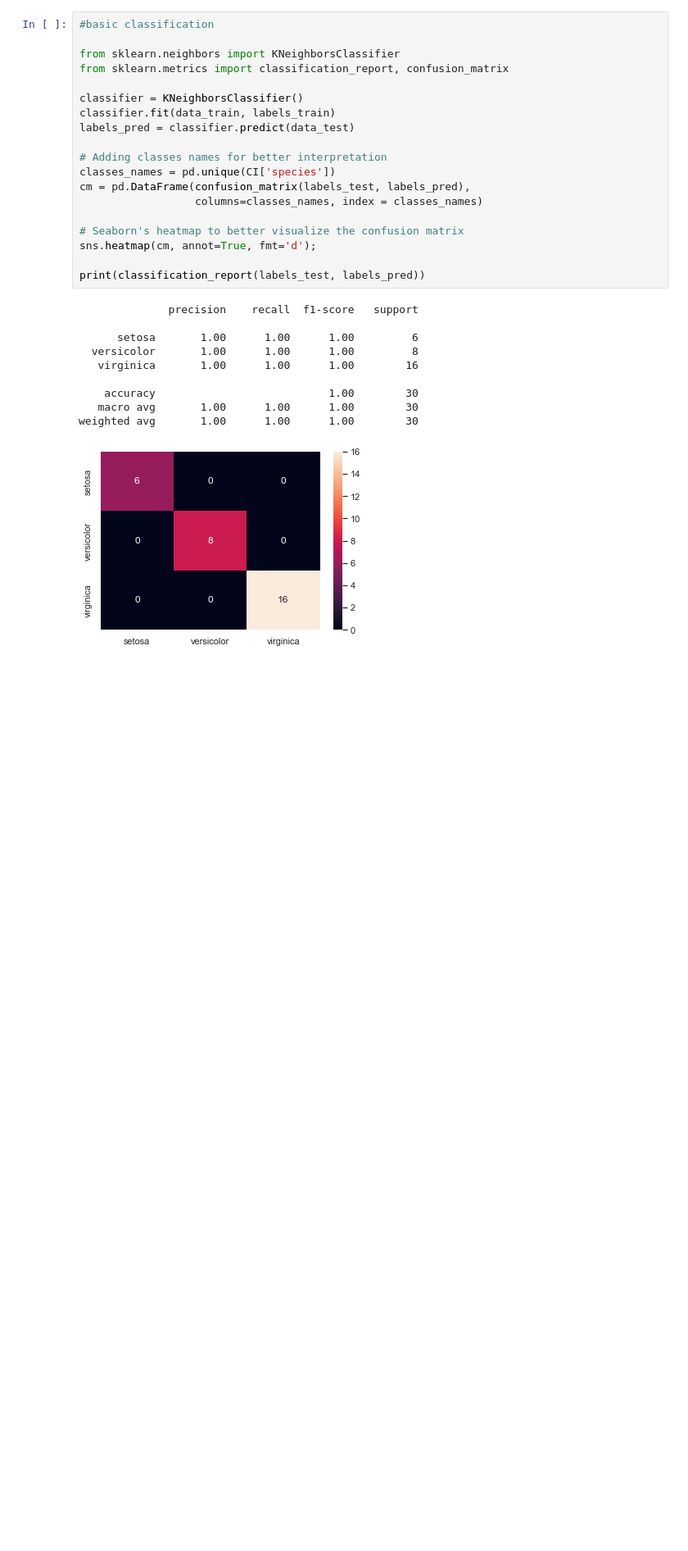
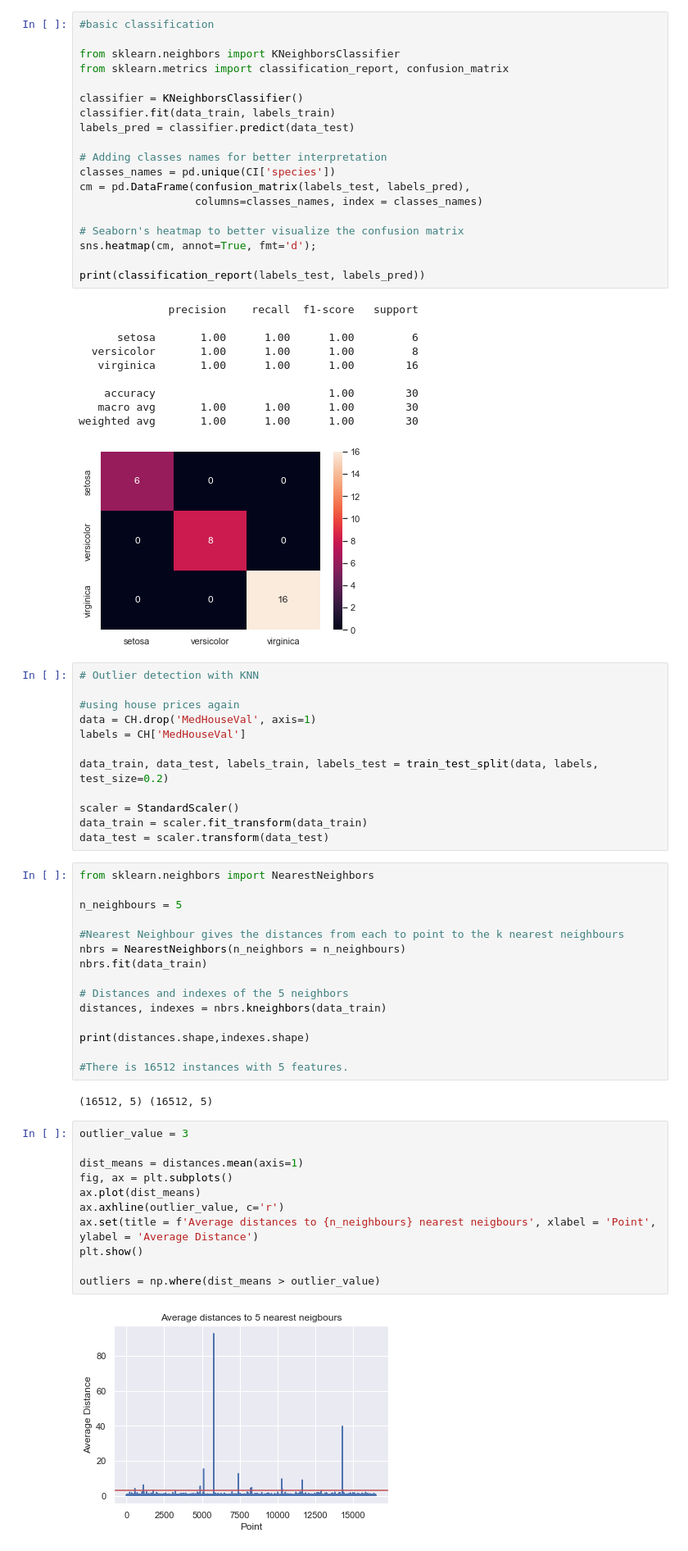
Before and after one commit to JordaanI/Supervised_learning, a Jupyter notebook: 1_K-Nearest_Neighbours/Main.ipynb, the cells around one changed output. Shown at 82% size. Drawn from its saved outputs; the diff is of its cells as text; blank space fills up the shorter version.

Commit message:
outlier detection

```diff
--- a/1_K-Nearest_Neighbours/Main.ipynb
+++ b/1_K-Nearest_Neighbours/Main.ipynb
@@ -154,3 +154,45 @@ print(classification_report(labels_test, labels_pred))
    macro avg       1.00      1.00      1.00        30
 weighted avg       1.00      1.00      1.00        30
 [figure]
+# %%
+# Outlier detection with KNN
+
+#using house prices again
+data = CH.drop('MedHouseVal', axis=1)
+labels = CH['MedHouseVal']
+
+data_train, data_test, labels_train, labels_test = train_test_split(data, labels, test_size=0.2)
+
+scaler = StandardScaler()
+data_train = scaler.fit_transform(data_train)
+data_test = scaler.transform(data_test)
+# %%
+from sklearn.neighbors import NearestNeighbors
+
+n_neighbours = 5
+
+#Nearest Neighbour gives the distances from each to point to the k nearest neighbours
+nbrs = NearestNeighbors(n_neighbors = n_neighbours)
+nbrs.fit(data_train)
+
+# Distances and indexes of the 5 neighbors
+distances, indexes = nbrs.kneighbors(data_train)
+
+print(distances.shape,indexes.shape)
+
+#There is 16512 instances with 5 features.
+# %% [output]
+(16512, 5) (16512, 5)
+# %%
+outlier_value = 3
+
+dist_means = distances.mean(axis=1)
+fig, ax = plt.subplots()
+ax.plot(dist_means)
+ax.axhline(outlier_value, c='r')
+ax.set(title = f'Average distances to {n_neighbours} nearest neigbours', xlabel = 'Point', ylabel = 'Average Distance')
+plt.show()
+
+outliers = np.where(dist_means > outlier_value)
+# %% [output]
+[figure, added]
```
Also changed, not shown: parts of 1 cell of this notebook.
